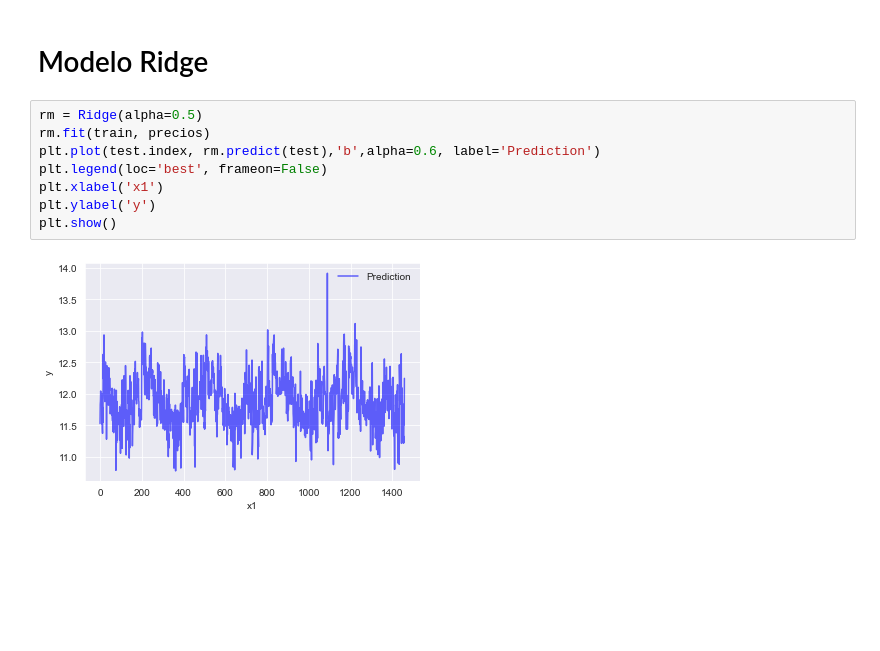
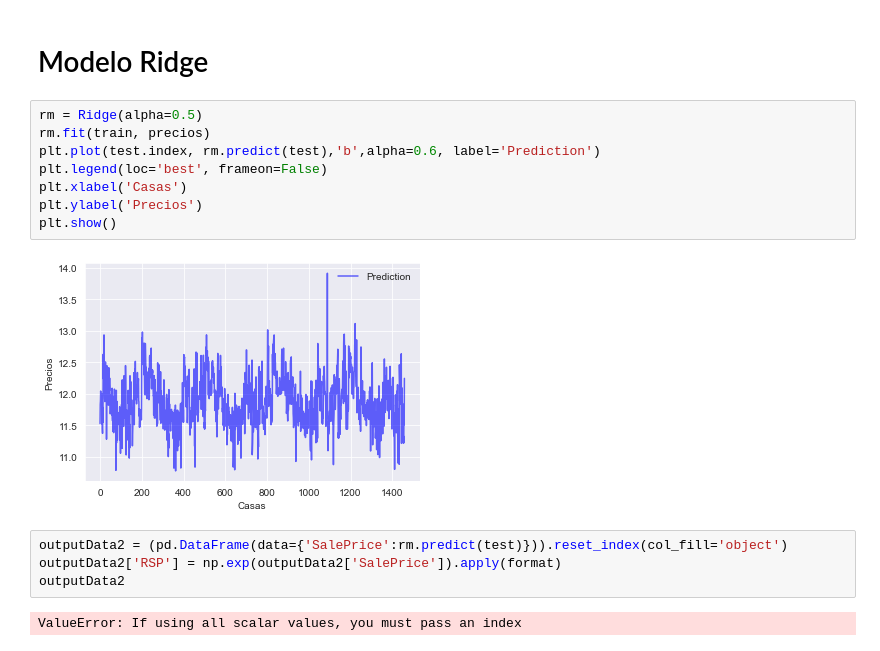
Before and after one commit to 8kta/MLHMW1, a Jupyter notebook: Proyecto.ipynb, the cells around one changed output. Saved outputs shown, nothing was run; the diff lists cells and outputs as text; blank space fills up the shorter version.

```diff
--- a/Proyecto.ipynb
+++ b/Proyecto.ipynb
@@ -198,10 +228,16 @@ plt.show()
 # %%
 rm = Ridge(alpha=0.5)
 rm.fit(train, precios)
 plt.plot(test.index, rm.predict(test),'b',alpha=0.6, label='Prediction')
 plt.legend(loc='best', frameon=False)
-plt.xlabel('x1')
-plt.ylabel('y')
+plt.xlabel('Casas')
+plt.ylabel('Precios')
 plt.show()
 # %% [output]
-[figure, old version]
+[figure, new version]
+# %%
+outputData2 = (pd.DataFrame(data={'SalePrice':rm.predict(test)})).reset_index(col_fill='object')
+outputData2['RSP'] = np.exp(outputData2['SalePrice']).apply(format)
+outputData2
+# %% [output]
+ValueError: If using all scalar values, you must pass an index
```
Also changed, not shown: parts of 5 cells of this notebook.
